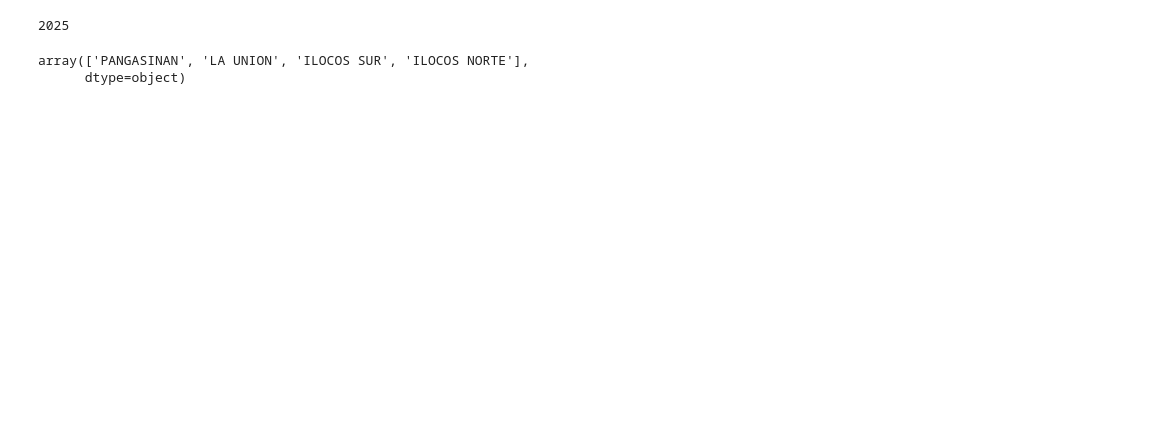
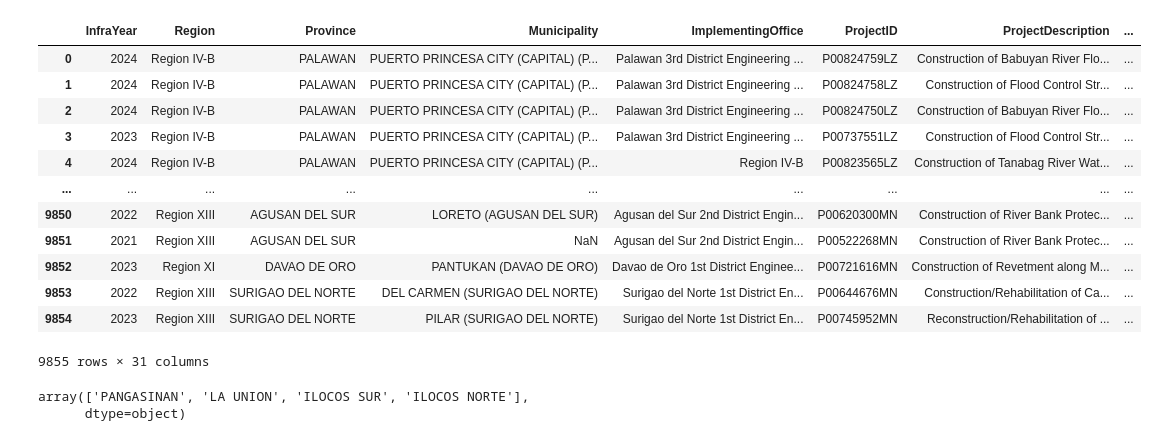
Before and after one commit to InspectElement404/dash-flood-control, a Jupyter notebook: Flood Control API.ipynb, the cells around one changed output. Saved outputs shown, nothing was run; the diff lists cells and outputs as text; code cells hidden in the pictures; blank space fills up the shorter version.

```diff
--- a/Flood Control API.ipynb
+++ b/Flood Control API.ipynb
@@ -11,8 +22,20 @@ df["ABC"].sum()
 # %%
 #retrieving the min and max of the infra year
-df["InfraYear"].max()
+df
 # %% [output]
+|  | InfraYear | Region | Province | Municipality | ImplementingOffice | ProjectID | ProjectDescription | ... |
+| 0 | 2024 | Region IV-B | PALAWAN | PUERTO PRINCESA CITY (CAPITAL) (P... | Palawan 3rd District Engineering ... | P00824759LZ | Construction of Babuyan River Flo... | ... |
+| 1 | 2024 | Region IV-B | PALAWAN | PUERTO PRINCESA CITY (CAPITAL) (P... | Palawan 3rd District Engineering ... | P00824758LZ | Construction of Flood Control Str... | ... |
+| 2 | 2024 | Region IV-B | PALAWAN | PUERTO PRINCESA CITY (CAPITAL) (P... | Palawan 3rd District Engineering ... | P00824750LZ | Construction of Babuyan River Flo... | ... |
+| 3 | 2023 | Region IV-B | PALAWAN | PUERTO PRINCESA CITY (CAPITAL) (P... | Palawan 3rd District Engineering ... | P00737551LZ | Construction of Flood Control Str... | ... |
+| 4 | 2024 | Region IV-B | PALAWAN | PUERTO PRINCESA CITY (CAPITAL) (P... | Region IV-B | P00823565LZ | Construction of Tanabag River Wat... | ... |
+| ... | ... | ... | ... | ... | ... | ... | ... | ... |
+| 9850 | 2022 | Region XIII | AGUSAN DEL SUR | LORETO (AGUSAN DEL SUR) | Agusan del Sur 2nd District Engin... | P00620300MN | Construction of River Bank Protec... | ... |
+| 9851 | 2021 | Region XIII | AGUSAN DEL SUR | NaN | Agusan del Sur 2nd District Engin... | P00522268MN | Construction of River Bank Protec... | ... |
+| 9852 | 2023 | Region XI | DAVAO DE ORO | PANTUKAN (DAVAO DE ORO) | Davao de Oro 1st District Enginee... | P00721616MN | Construction of Revetment along M... | ... |
+| 9853 | 2022 | Region XIII | SURIGAO DEL NORTE | DEL CARMEN (SURIGAO DEL NORTE) | Surigao del Norte 1st District En... | P00644676MN | Construction/Rehabilitation of Ca... | ... |
+| 9854 | 2023 | Region XIII | SURIGAO DEL NORTE | PILAR (SURIGAO DEL NORTE) | Surigao del Norte 1st District En... | P00745952MN | Reconstruction/Rehabilitation of ... | ... |
-2025
+9855 rows × 31 columns
 # %%
 #retrieve all region
 df[df["Region"] == "Region I"]["Province"].unique()
```
Also changed, not shown: parts of 7 cells of this notebook, 7 other files.
